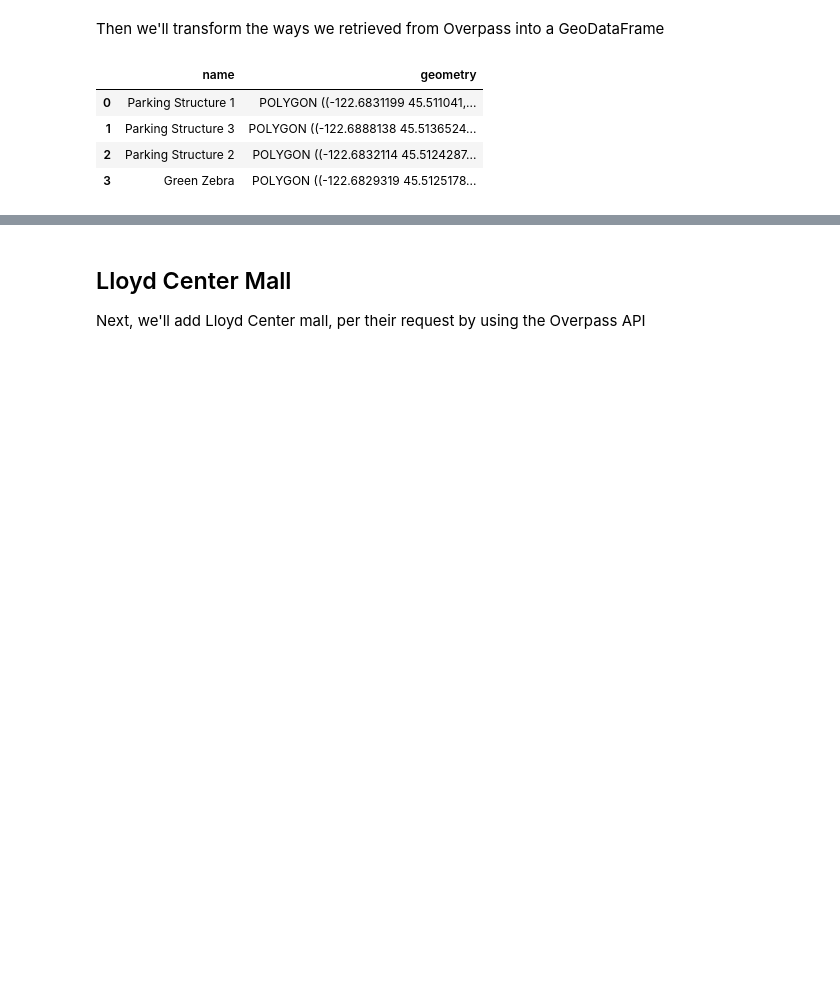
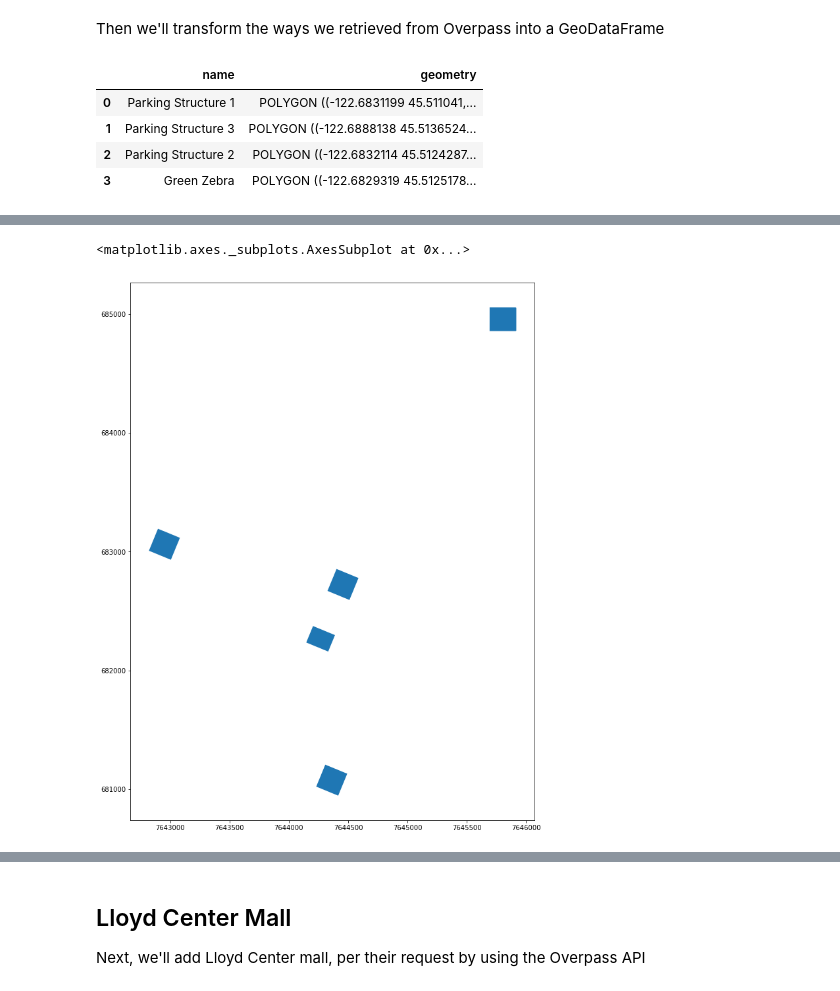
Before and after one commit to mike-mcdonald/notebooks, a Jupyter notebook: py/Geofencing scooters.ipynb, the cells around one changed output, grey strips where cells are left out. Cells and saved outputs as stored; diff of their text form; code cells hidden in the pictures; blank space fills up the shorter version.

Commit message:
Add smart park garages and no riding subset

```diff
--- a/py/Geofencing scooters.ipynb
+++ b/py/Geofencing scooters.ipynb
@@ -71,0 +75,6 @@ parking_structures.head()
+# %%
+smart_park = gpd.read_file("../.data/NoParking_SmartParkGarages/SmartParkGarages.shp")
+smart_park.plot(figsize=(15,15))
+# %% [output]
+<matplotlib.axes._subplots.AxesSubplot at 0x...>
+[figure, added]
```
Also changed, not shown: parts of 5 cells of this notebook.
